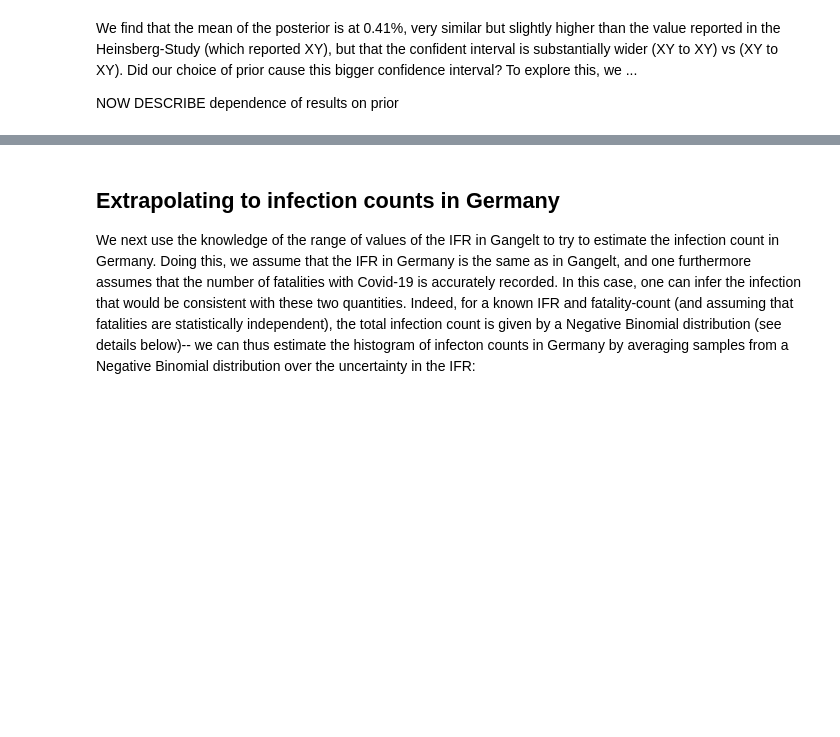
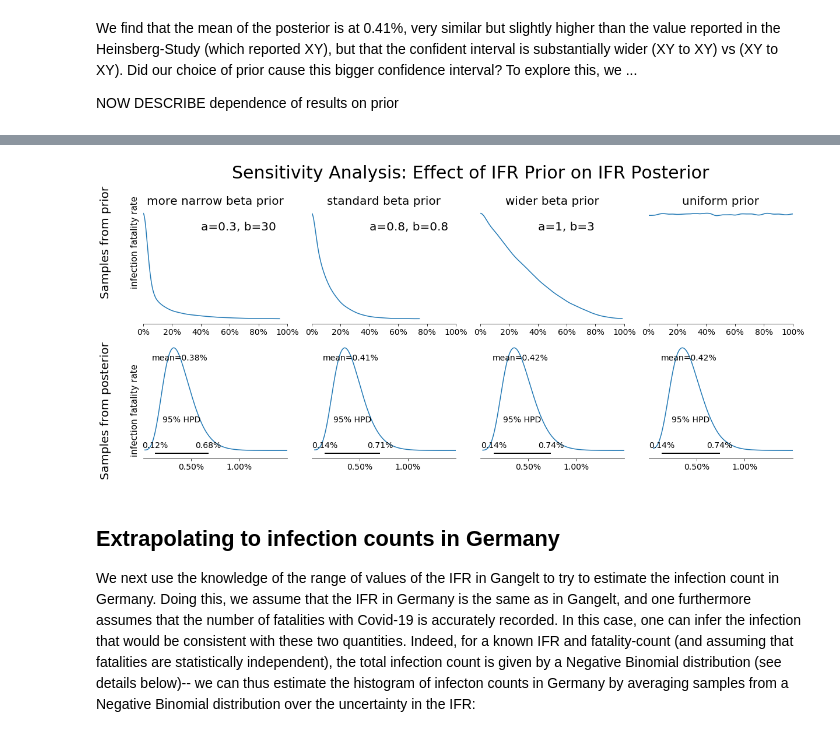
Before and after one commit to matthias-k/analysis-heinsberg-study, a Jupyter notebook: BayesianHeinsbergClean.ipynb, the cells around one changed output, grey strips where cells are left out. Cells and saved outputs as stored; diff of their text form; code cells hidden in the pictures; blank space fills up the shorter version.

```diff
--- a/BayesianHeinsbergClean.ipynb
+++ b/BayesianHeinsbergClean.ipynb
@@ -296,3 +366,41 @@ NOW DESCRIBE dependence of results on prior
+# %%
+rows = 2
+cols = 4
+width = 4.5
+height = 4
+
+f, axs = plt.subplots(rows, cols, figsize=(cols*width, rows*height))
+models = [
+    (prior_4, posterior_4),
+    (prior, posterior),
+    (prior_1, posterior_1),
+    (prior_2, posterior_2),
+    #(prior_3, posterior_3, german_infected_3),
+]
+
+for model_index, (_prior, _posterior) in enumerate(models):
+    plot_infection_fatality_rate_prior(_prior['infection_fatality_rate'], ax=axs[0, model_index], show_hpd=False)
+    plot_infection_fatality_rate(_posterior['infection_fatality_rate'], ax=axs[1, model_index])
+
+plt.tight_layout(rect=(0.05, 0.05, 0.95, 0.87))
+
+axs[0, 0].set_title('more narrow beta prior', fontsize=20)
+axs[0, 1].set_title('standard beta prior', fontsize=20)
+axs[0, 2].set_title('wider beta prior', fontsize=20)
+axs[0, 3].set_title('uniform prior', fontsize=20)
+
+axs[0, 0].text(0.4, .8*axs[0, 0].get_ylim()[1], 'a=0.3, b=30', fontsize=20)
+axs[0, 1].text(0.4, .8*axs[0, 1].get_ylim()[1], f'a={ifr_prior_a}, b={ifr_prior_b}', fontsize=20)
+axs[0, 2].text(0.4, .8*axs[0, 2].get_ylim()[1], 'a=1, b=3', fontsize=20)
+
+plt.gcf().text(0.05, 1.5/rows, 'infection fatality rate', rotation=90, verticalalignment='center', fontsize=15)
+plt.gcf().text(0.05, 0.5/rows, 'infection fatality rate', rotation=90, verticalalignment='center', fontsize=15)
+plt.gcf().text(0.01, 1.5/rows, 'Samples from prior', rotation=90, verticalalignment='center', fontsize=20)
+plt.gcf().text(0.01, 0.5/rows, 'Samples from posterior', rotation=90, verticalalignment='center', fontsize=20)
+
+f.suptitle("Sensitivity Analysis: Effect of IFR Prior on IFR Posterior", fontsize=30);
+# %% [output]
+[figure, added]
 # %% [markdown]
 ## Extrapolating to infection counts in Germany
 
```
Also changed, not shown: parts of 17 cells of this notebook, 1 other file.
